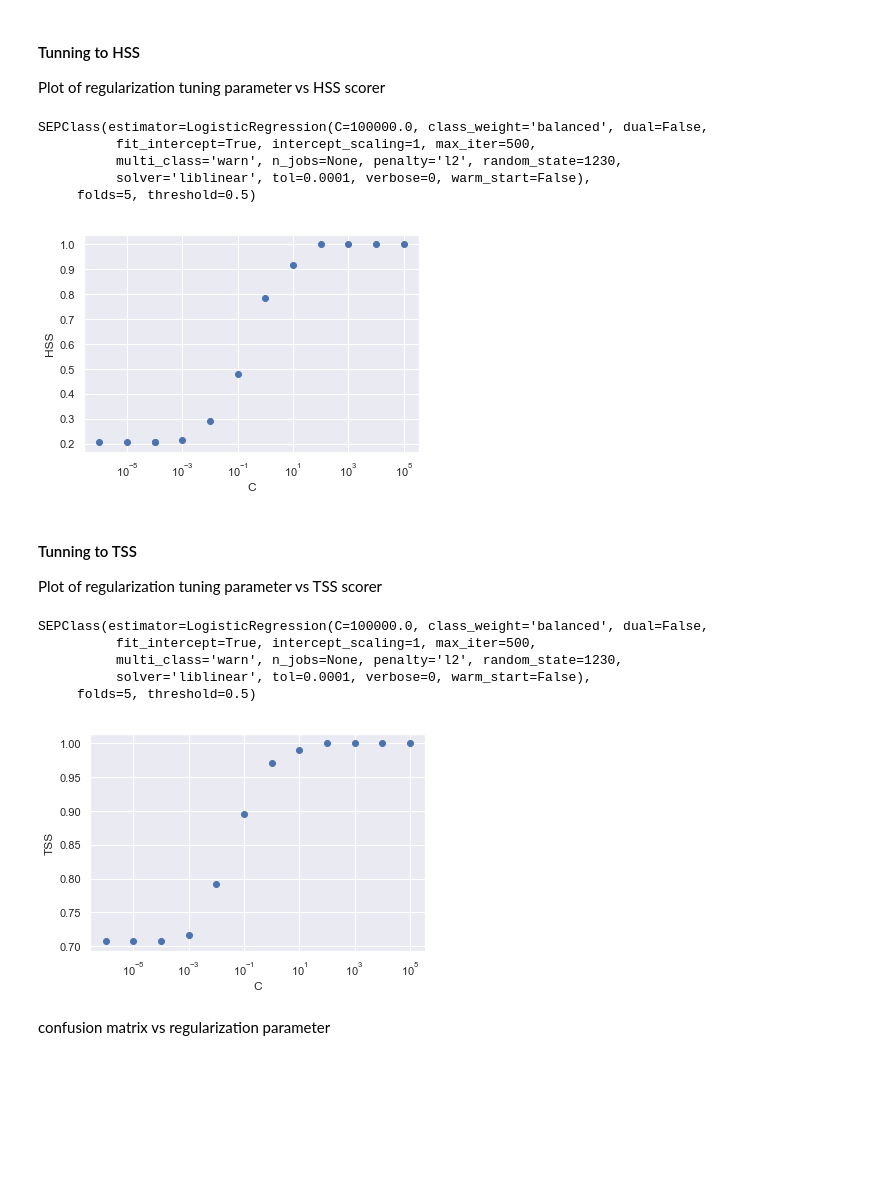
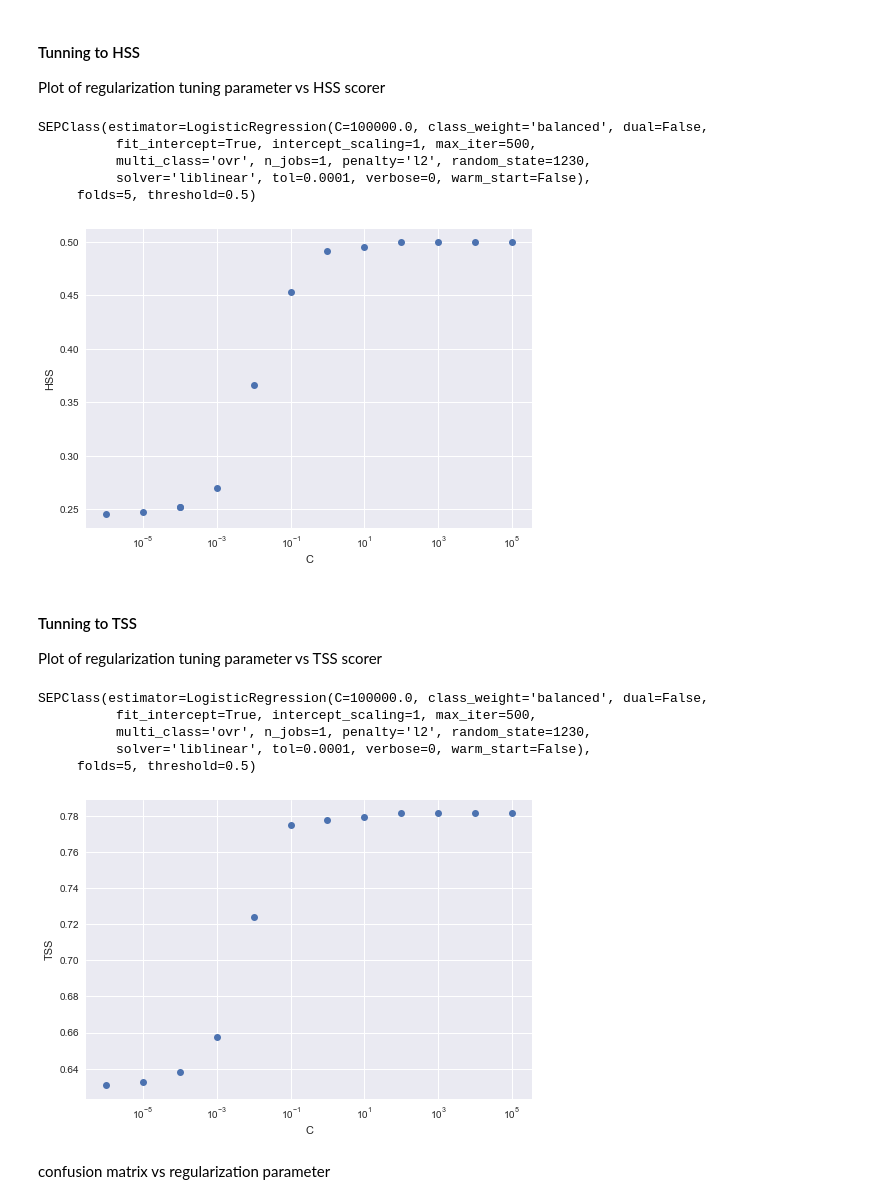
Before and after one commit to hazelbain/SEPML, a Jupyter notebook: sep_master_new_features.ipynb, the cells around one changed output. Saved outputs shown, nothing was run; the diff lists cells and outputs as text; code cells hidden in the pictures; blank space fills up the shorter version.

```diff
--- a/sep_master_new_features.ipynb
+++ b/sep_master_new_features.ipynb
@@ -159,15 +159,15 @@ class RawFeatures(BaseEstimator, TransformerMixin):
     def get_feature_names(self):
         """Array mapping from feature integer indices to feature name"""
 
-        return ['tchianti','emchianti']
-        #return ['tchianti','emchianti', '1MHz_fluence']
+        return ['tchianti']
+        #return ['tchianti','emchianti']
+        #return ['tchianti','emchianti']
 
     def transform(self, examples):
-
         #Choose the orginal 4 Balch 2008 features (5 if you include both type II and type Iv as separate features)
-        X = examples[['tchianti','emchianti']]
+        X = examples[['tchianti']]
+        #X = examples[['tchianti','emchianti']]
         #X = examples[['tchianti','emchianti','1MHz_fluence']]
-
         return(X)
 # %% [markdown]
 ### Flare Persistence
@@ -685,17 +737,33 @@ Read in the shuffled data split into training and test sets - note: neither the
 #with added new features (T, EM, 1MHz fluence)
 #orig_data = pd.read_csv("AllEvtsShuffled_1986_2004_t_em_1mhz.csv")
 #orig_data = pd.read_csv("AllEvtsShuffled_1986_2004_t_em.csv")
-orig_data = pd.read_csv("ML_test.csv")
+#orig_data = pd.read_csv("ML_test.csv")
+
+#read in latest csv file with all features from 1986 to 2004
+orig_data = pd.read_csv('ControlEvents_1986_2004_allfeat2.csv')
 
 #feature_data_old refers to events from 1986 to 2004
+#dfTrain = orig_data[['FlrOnset','Flrmaxtime','FlrPeakFlux','FlrIntFlux2','TypeII',\
+#                              'TypeIV','optlocation','tchianti','emchianti',\
+#                              'sep','FlarePersistence','cmespeed','Width','typeIII_int']]
 dfTrain = orig_data[['FlrOnset','Flrmaxtime','FlrPeakFlux','FlrIntFlux2','TypeII',\
-                              'TypeIV','optlocation','tchianti','emchianti','FlrIntFlux',\
+                              'TypeIV','optlocation','tchianti',\
                               'sep','FlarePersistence','cmespeed','Width']]
+
+
+#dfTrain = orig_data[['FlrOnset','Flrmaxtime','FlrPeakFlux','FlrIntFlux2','TypeII','TypeIV','optlocation','FlrIntFlux','sep']]
+
+#pull out just the events from 1986 - 2004
+dfTrain = dfTrain.query('FlrOnset < "2005-01-%01 00:00:00.000"')
+
+
+#drop any nan rows
+dfTrain2 = dfTrain.dropna()
 
 #split dataset into training and test - not yet featurized - needs to be done after
 #statement regarding how many features to use
-labels = np.array(dfTrain.sep, dtype=int)
-X_train0, X_test0, y_train0, y_test0 = train_test_split(dfTrain,labels,\
+labels = np.array(dfTrain2.sep, dtype=int)
+X_train0, X_test0, y_train0, y_test0 = train_test_split(dfTrain2,labels,\
                             test_size=0.2, random_state=1230, stratify=labels)
 # %%
 print("lenght of original feature data set: Total: %i, No Seps: %i Sep: %i" % \
@@ -820,8 +888,8 @@ sepLR = SEPClass(LogisticRegression(**keywordsLR),threshold = 0.5)
                                     #, class_weight = 'balanced', \
 #                C=0.9,verbose=0,solver='newton-cg'),threshold = 0.5)
 
-#Turn off features. Options: BalchFeat, RawFeat,LocFeatures
-sepLR.allmyfeatures.set_params(CMEFeatures = None)
+#Turn off features. Options: RawFeat = None, LocFeatures = None, CMEFeatures = None, FlarePersistence = None
+sepLR.allmyfeatures.set_params(TypeIIIint = None)
 
 # convert each event into features and labels
 X_train = sepLR.build_train_features(X_train0)
@@ -905,7 +973,7 @@ for i in c:
     keywordsLR.update({'C': i, 'class_weight': 'balanced'})
     #print(keywordsLR)
     sepLR = SEPClass(LogisticRegression(**keywordsLR),threshold = 0.5)
-    sepLR.allmyfeatures.set_params(CMEFeatures=None)
+    sepLR.allmyfeatures.set_params(TypeIIIint = None)
     sepLR.fit(X_train, y_train, verbose = False)
 
     hss_plot.append(hss_score(sepLR.y_train, sepLR.y_train_pred))
@@ -922,43 +990,43 @@ print(sepLR)
 # %% [output]
 SEPClass(estimator=LogisticRegression(C=100000.0, class_weight='balanced', dual=False,
           fit_intercept=True, intercept_scaling=1, max_iter=500,
-          multi_class='warn', n_jobs=None, penalty='l2', random_state=1230,
+          multi_class='ovr', n_jobs=1, penalty='l2', random_state=1230,
           solver='liblinear', tol=0.0001, verbose=0, warm_start=False),
      folds=5, threshold=0.5)
-[figure, old version]
+[figure, new version]
 # %% [markdown]
 #### Tunning to TSS
 Plot of regularization tuning parameter vs TSS scorer
 # %%
 tss_plot = []
 #c = np.arange(0.1,1.1,0.01)
 c = np.array([1e-6, 1e-5, 1.e-4, 1.e-3, 1.e-2, 1.e-1, 1.0, 10., 100.0, 1.e3, 1.e4, 1.e5])
 for i in c:
 
     keywordsLR.update({'C': i, 'class_weight': 'balanced'})
     #print(keywordsLR)
     sepLR = SEPClass(LogisticRegression(**keywordsLR),threshold = 0.5)
-    sepLR.allmyfeatures.set_params(CMEFeatures=None)
+    sepLR.allmyfeatures.set_params(TypeIIIint = None)
     sepLR.fit(X_train, y_train, verbose = False)
 
     tss_plot.append(tss_score(sepLR.y_train, sepLR.y_train_pred))
     tn, fp, fn, tp=confusion_matrix(sepLR.y_train, sepLR.y_train_pred).ravel()
     #print(tn,fp,fn,tp)
     #print(np.sum(sepLR.y_train))
 
 plt.plot(c, tss_plot, 'o')
 plt.ylabel("TSS")
 plt.xlabel("C")
 plt.xscale('log')
 
 print(sepLR)
 # %% [output]
 SEPClass(estimator=LogisticRegression(C=100000.0, class_weight='balanced', dual=False,
           fit_intercept=True, intercept_scaling=1, max_iter=500,
-          multi_class='warn', n_jobs=None, penalty='l2', random_state=1230,
+          multi_class='ovr', n_jobs=1, penalty='l2', random_state=1230,
           solver='liblinear', tol=0.0001, verbose=0, warm_start=False),
      folds=5, threshold=0.5)
-[figure, old version]
+[figure, new version]
 # %% [markdown]
 confusion matrix vs regularization parameter
 # %%
```
Also changed, not shown: parts of 55 cells of this notebook, 5 other files.
